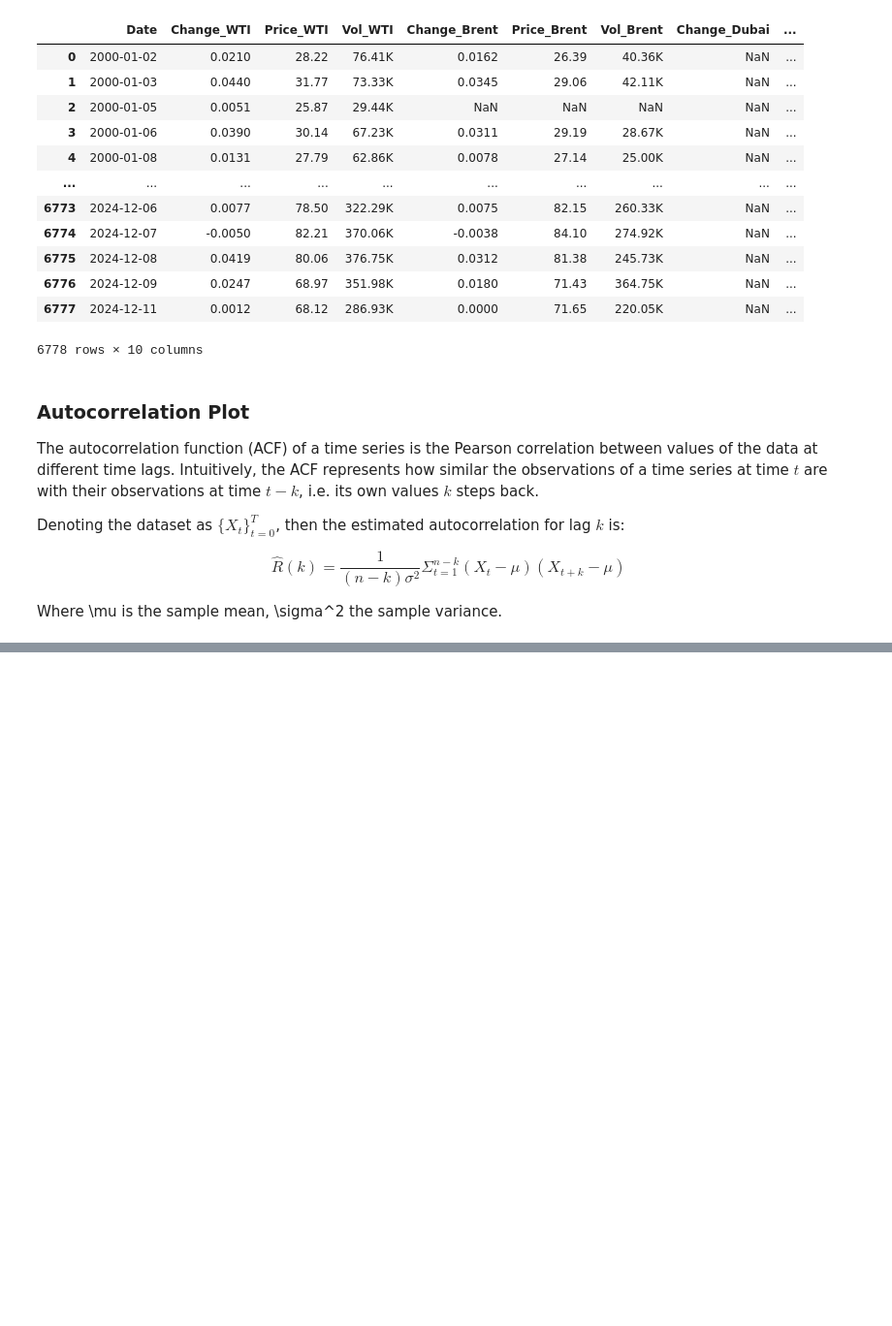
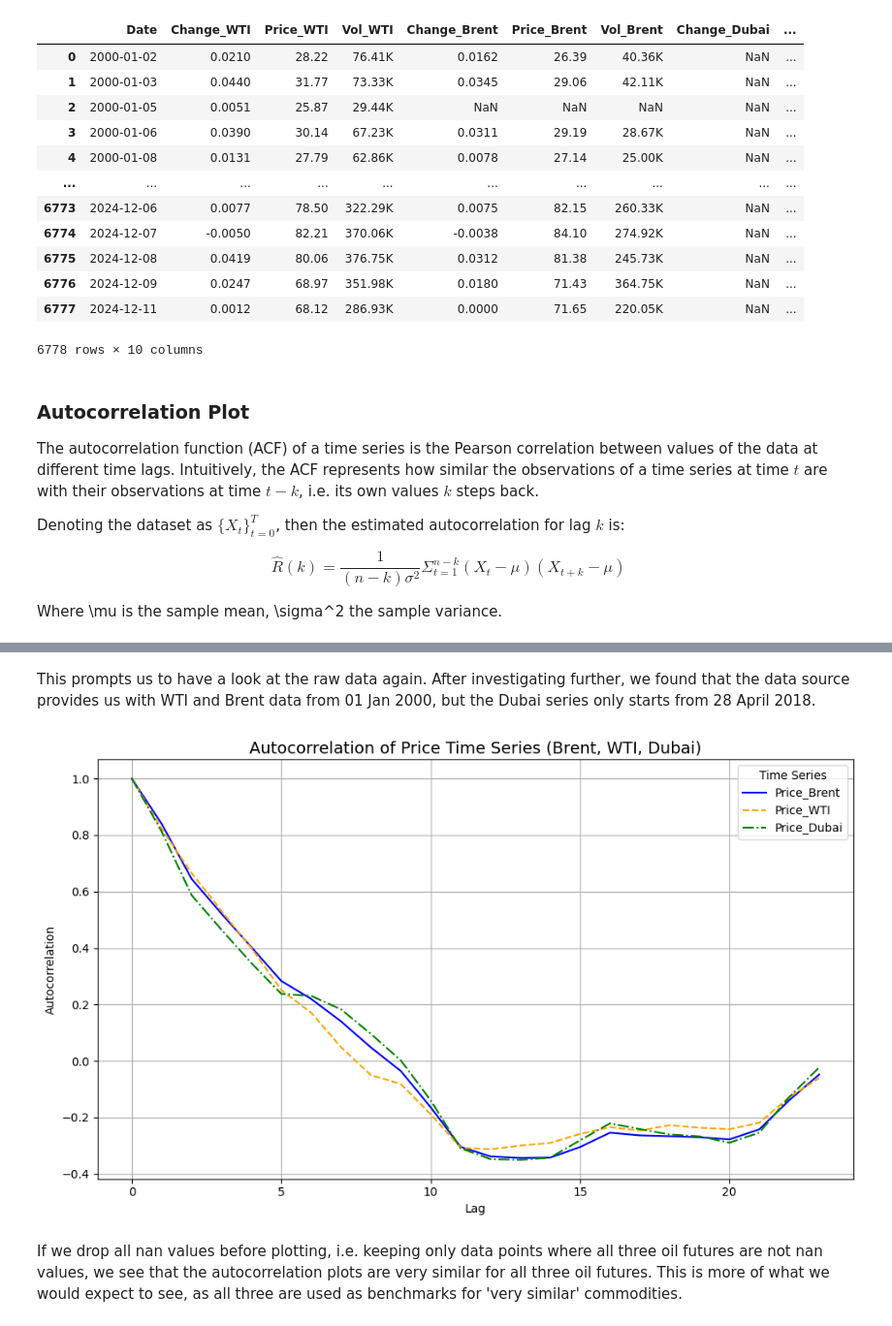
Before and after one commit to fabianbermana/oil_futures_analysis, a Jupyter notebook: scripts/time_series_analysis.ipynb, the cells around one changed output, grey strips where cells are left out. Shown: that part at 97% size. Saved outputs shown, nothing was run; the diff lists cells and outputs as text; code cells hidden in the pictures; blank space fills up the shorter version.

```diff
--- a/scripts/time_series_analysis.ipynb
+++ b/scripts/time_series_analysis.ipynb
@@ -86,0 +107,16 @@ These are tests for statistical significance of autocorrelation
+# %% [markdown]
+This prompts us to have a look at the raw data again. After investigating further, we found that the data source provides us with WTI and Brent data from 01 Jan 2000, but the Dubai series only starts from 28 April 2018.
+# %%
+# before plotting all data
+# drop all nan cols
+data_acf = (
+    COMBINED_DATA
+    .copy()
+    .dropna()
+)
+
+plot_oil_acf(data_acf)
+# %% [output]
+[figure, added]
+# %% [markdown]
+If we drop all nan values before plotting, i.e. keeping only data points where all three oil futures are not nan values, we see that the autocorrelation plots are very similar for all three oil futures. This is more of what we would expect to see, as all three are used as benchmarks for 'very similar' commodities.
```
Also changed, not shown: parts of 7 cells of this notebook, 1 other file.
